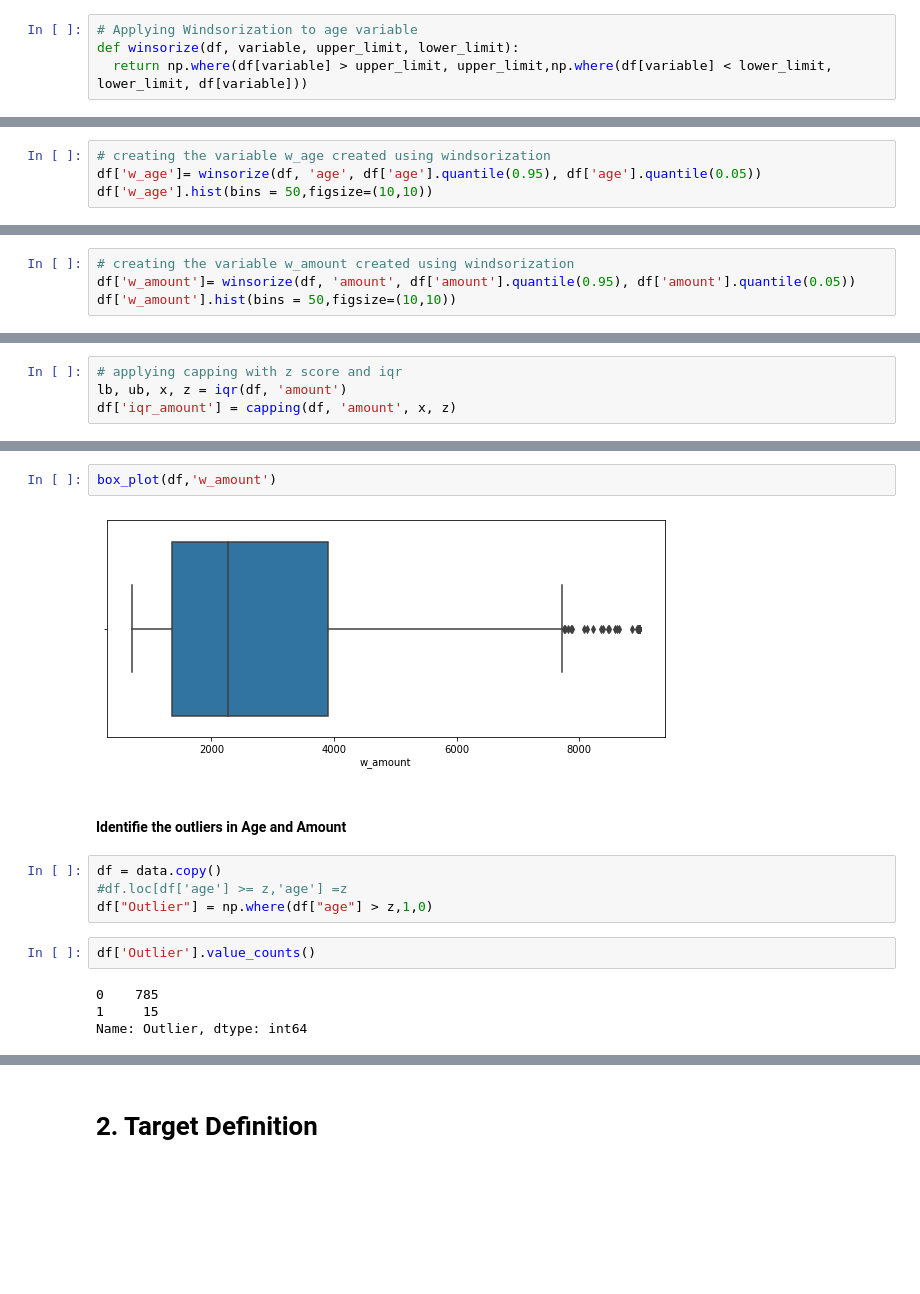
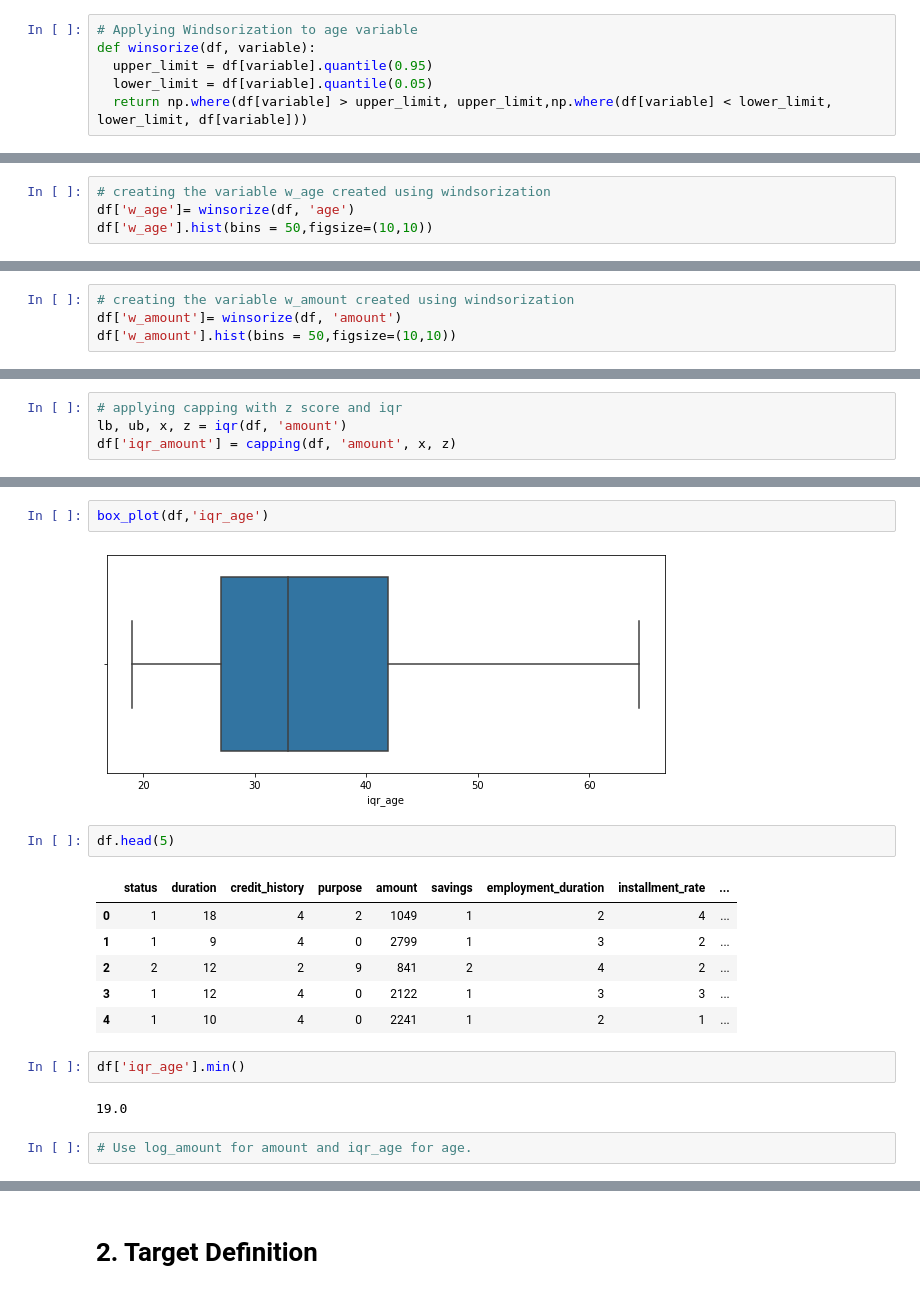
Before and after one commit to jbEmanuel/German_Credit_Risk_Classification, a Jupyter notebook: German_Credit.ipynb, the cells around one changed output, grey strips where cells are left out. Saved outputs shown, nothing was run; the diff lists cells and outputs as text; blank space fills up the shorter version.

```diff
--- a/German_Credit.ipynb
+++ b/German_Credit.ipynb
@@ -126,5 +127,7 @@ df['log_age'].hist(bins = 50,figsize=(10,10))
 [figure]
 # %%
 # Applying Windsorization to age variable
-def winsorize(df, variable, upper_limit, lower_limit):
+def winsorize(df, variable):
+  upper_limit = df[variable].quantile(0.95)
+  lower_limit = df[variable].quantile(0.05)
   return np.where(df[variable] > upper_limit, upper_limit,np.where(df[variable] < lower_limit, lower_limit, df[variable]))
@@ -135,4 +134,4 @@ def winsorize(df, variable, upper_limit, lower_limit):
 # %%
 # creating the variable w_age created using windsorization
-df['w_age']= winsorize(df, 'age', df['age'].quantile(0.95), df['age'].quantile(0.05))
+df['w_age']= winsorize(df, 'age')
 df['w_age'].hist(bins = 50,figsize=(10,10))
@@ -139,6 +141,6 @@ df['w_age'].hist(bins = 50,figsize=(10,10))
 # %%
 # creating the variable w_amount created using windsorization
-df['w_amount']= winsorize(df, 'amount', df['amount'].quantile(0.95), df['amount'].quantile(0.05))
+df['w_amount']= winsorize(df, 'amount')
 df['w_amount'].hist(bins = 50,figsize=(10,10))
 # %% [output]
 <matplotlib.axes._subplots.AxesSubplot at 0x...>
@@ -214,16 +238,19 @@ lb, ub, x, z
 # %%
-box_plot(df,'w_amount')
+box_plot(df,'iqr_age')
 # %% [output]
-[figure, old version]
+[figure, new version]
-# %% [markdown]
-#### Identifie the outliers in Age and Amount
-# %%
-df = data.copy()
-#df.loc[df['age'] >= z,'age'] =z
-df["Outlier"] = np.where(df["age"] > z,1,0)
-# %%
-df['Outlier'].value_counts()
-# %% [output]
-0    785
-1     15
-Name: Outlier, dtype: int64
+# %%
+df.head(5)
+# %% [output]
+|  | status | duration | credit_history | purpose | amount | savings | employment_duration | installment_rate | ... |
+| 0 | 1 | 18 | 4 | 2 | 1049 | 1 | 2 | 4 | ... |
+| 1 | 1 | 9 | 4 | 0 | 2799 | 1 | 3 | 2 | ... |
+| 2 | 2 | 12 | 2 | 9 | 841 | 2 | 4 | 2 | ... |
+| 3 | 1 | 12 | 4 | 0 | 2122 | 1 | 3 | 3 | ... |
+| 4 | 1 | 10 | 4 | 0 | 2241 | 1 | 2 | 1 | ... |
+# %%
+df['iqr_age'].min()
+# %% [output]
+19.0
+# %%
+# Use log_amount for amount and iqr_age for age.
```
Also changed, not shown: parts of 38 cells of this notebook.
